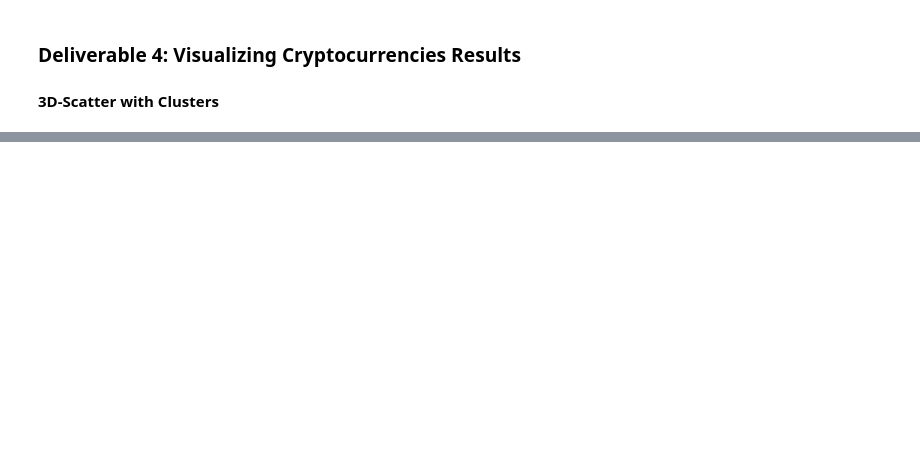
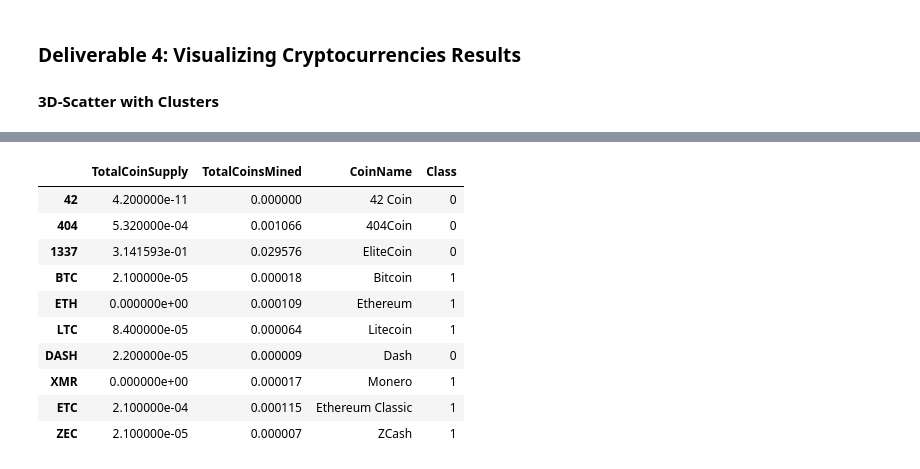
Before and after one commit to Chayda/Cryptocurrencies, a Jupyter notebook: crypto_clustering.ipynb, the cells around one changed output, grey strips where cells are left out. Cells and saved outputs as stored; diff of their text form; code cells hidden in the pictures; blank space fills up the shorter version.

```diff
--- a/crypto_clustering.ipynb
+++ b/crypto_clustering.ipynb
@@ -311,3 +314,11 @@ NameError: name 'clustered_df' is not defined
 # %%
-# Use MinMaxScaler().fit_transform method to scale the "TotalCoinSupply" and "TotalCoinsMined" columns between the given range of zero and one
- MinMaxScaler().fit_transform("TotalCoinSupply")
+# Scaling data to create the scatter plot with tradable cryptocurrencies
+X = clustered_df[["TotalCoinSupply"]]
+X_scaled = MinMaxScaler(feature_range=(0,1)).fit_transform(X)
+
+y = clustered_df[["TotalCoinsMined"]]
+y_scaled = MinMaxScaler(feature_range=(0,1)).fit_transform(y)
+
+#X_scaled, y_scaled
+display(X_scaled[0:10])
+display(y_scaled[0:10])
@@ -313,0 +346,8 @@ NameError: name 'clustered_df' is not defined
+# %%
+# Create new DataFrame using clustered_df DataFrame index that contains scaled data from the total number of cryptocurrencies in clustered_df DataFrame
+X_scaled_df = pd.DataFrame(
+        data= X_scaled,
+        index= clustered_df.index)
+plot_df = X_scaled_df.set_axis(["TotalCoinSupply"], axis=1)
+
+plot_df.head()
@@ -314,12 +361,24 @@ NameError: name 'clustered_df' is not defined
 # %%
-# Create new DataFrame using clustered_df DataFrame index that contains scaled data from the total number of cryptocurrencies in clustered_df DataFrame
-plot_df =
+# Add column for y_scaled
+plot_df["TotalCoinsMined"] = y_scaled
 
 # Add CoinName column from clustered_df to the new DF
 plot_df["CoinName"] = clustered_df.CoinName
 
 # Add Class column from clustered_df to the new DF
-plot_df["Class"] = clustered_df.class
+plot_df["Class"] = clustered_df.Class
 
 plot_df.head(10)
+# %% [output]
+|  | TotalCoinSupply | TotalCoinsMined | CoinName | Class |
+| 42 | 4.200000e-11 | 0.000000 | 42 Coin | 0 |
+| 404 | 5.320000e-04 | 0.001066 | 404Coin | 0 |
+| 1337 | 3.141593e-01 | 0.029576 | EliteCoin | 0 |
+| BTC | 2.100000e-05 | 0.000018 | Bitcoin | 1 |
+| ETH | 0.000000e+00 | 0.000109 | Ethereum | 1 |
+| LTC | 8.400000e-05 | 0.000064 | Litecoin | 1 |
+| DASH | 2.200000e-05 | 0.000009 | Dash | 0 |
+| XMR | 0.000000e+00 | 0.000017 | Monero | 1 |
+| ETC | 2.100000e-04 | 0.000115 | Ethereum Classic | 1 |
+| ZEC | 2.100000e-05 | 0.000007 | ZCash | 1 |
 # %%
```
Also changed, not shown: parts of 10 cells of this notebook.
